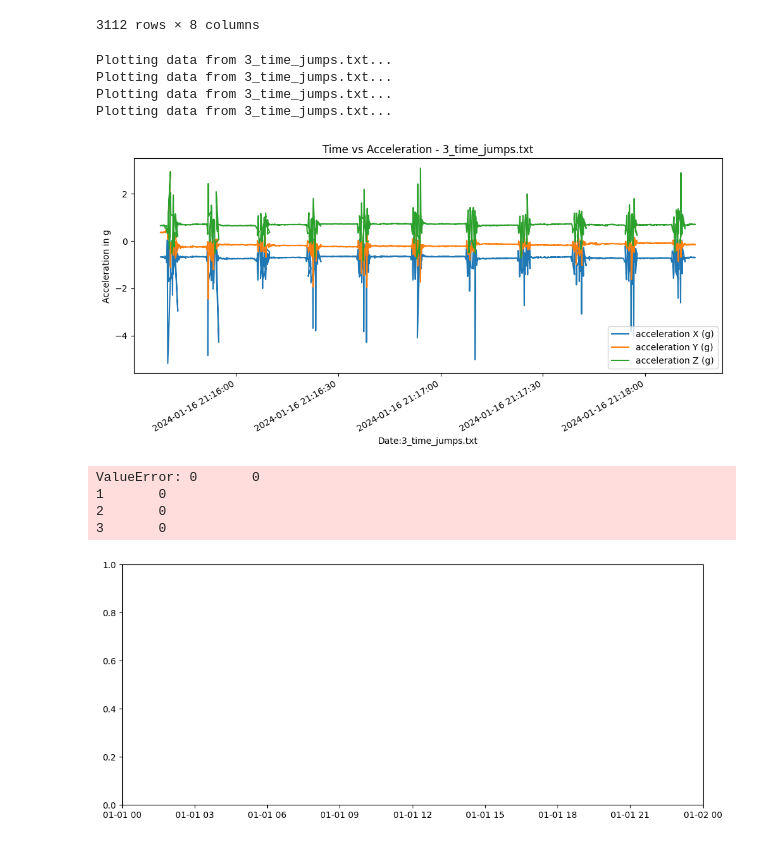
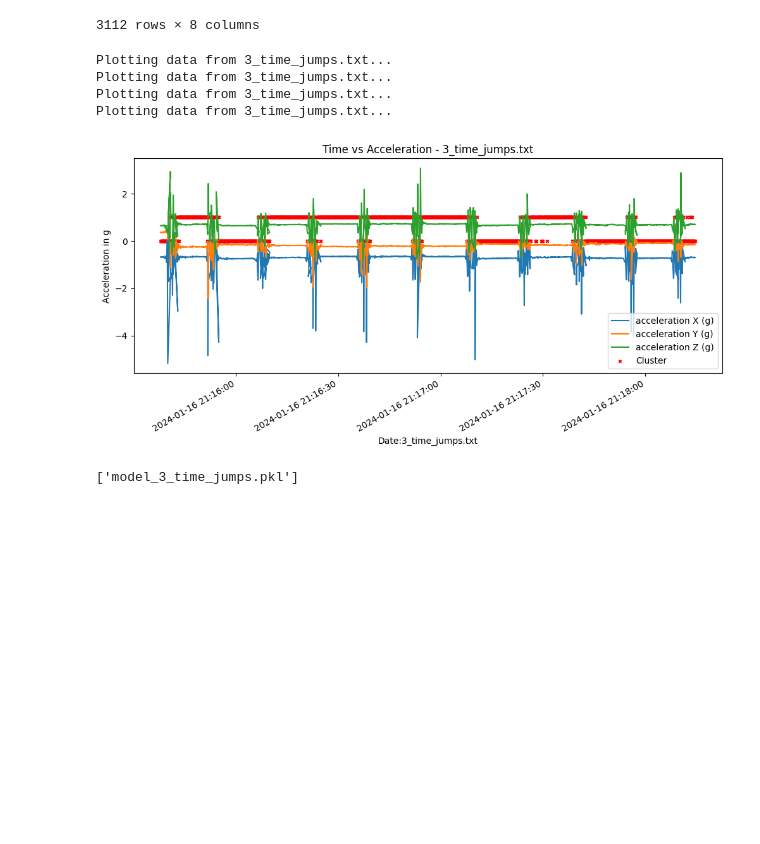
Before and after one commit to bill-unitech2021/motion_recognition_with_sensor_data, a Jupyter notebook: 02_preprocessing_und_model_training.ipynb, the cells around one changed output. Cells and saved outputs as stored; diff of their text form; code cells hidden in the pictures; blank space fills up the shorter version.

```diff
--- a/02_preprocessing_und_model_training.ipynb
+++ b/02_preprocessing_und_model_training.ipynb
@@ -170,37 +170,40 @@ for filename, df in dfs.items():
 
     plt.plot(df['Time'], df['acc_X(g)'], label='acceleration X (g)')
     plt.plot(df['Time'], df['acc_Y(g)'], label='acceleration Y (g)')
     plt.plot(df['Time'], df['acc_Z(g)'], label='acceleration Z (g)')
     #plt.plot(df['Time'], df['ang_X(g)'], label='angular_velocity X (g)')
     #plt.plot(df['Time'], df['ang_Y(g)'], label='angular_velocity Y (g)')
     #plt.plot(df['Time'], df['ang_Z(g)'], label='angular_velocity Z (g)')
-    plt.scatter(df['Time'], df['Cluster'], label='Cluster', s=10)
+    plt.scatter(df['Time'], df['Cluster'], label='Cluster', s=10, marker='x', color='red')
 
     print(f"Plotting data from {filename}...")
 
     # 格式化图表
     plt.xlabel('Date:' + filename)
     plt.ylabel('Acceleration in g')
     plt.title(f'Time vs Acceleration - {filename}')
     plt.legend()
     plt.grid(False)
 
     print(f"Plotting data from {filename}...")
 
     # 改进日期格式化
     plt.gcf().autofmt_xdate()
     myFmt = mdates.DateFormatter('%Y-%m-%d %H:%M:%S')
     plt.gca().xaxis.set_major_formatter(myFmt)
 
     plt.show()
 # %% [output]
 Plotting data from 3_time_jumps.txt...
 Plotting data from 3_time_jumps.txt...
 Plotting data from 3_time_jumps.txt...
 Plotting data from 3_time_jumps.txt...
-[figure, old version]
+[figure, new version]
-ValueError: 0       0
-1       0
-2       0
-3       0
-[figure, removed]
+# %%
+import joblib
+
+# 假设你的模型名为 model
+# 保存模型
+joblib.dump(model, 'model_3_time_jumps.pkl')
+# %% [output]
+['model_3_time_jumps.pkl']
```
Also changed, not shown: 2 other files.
